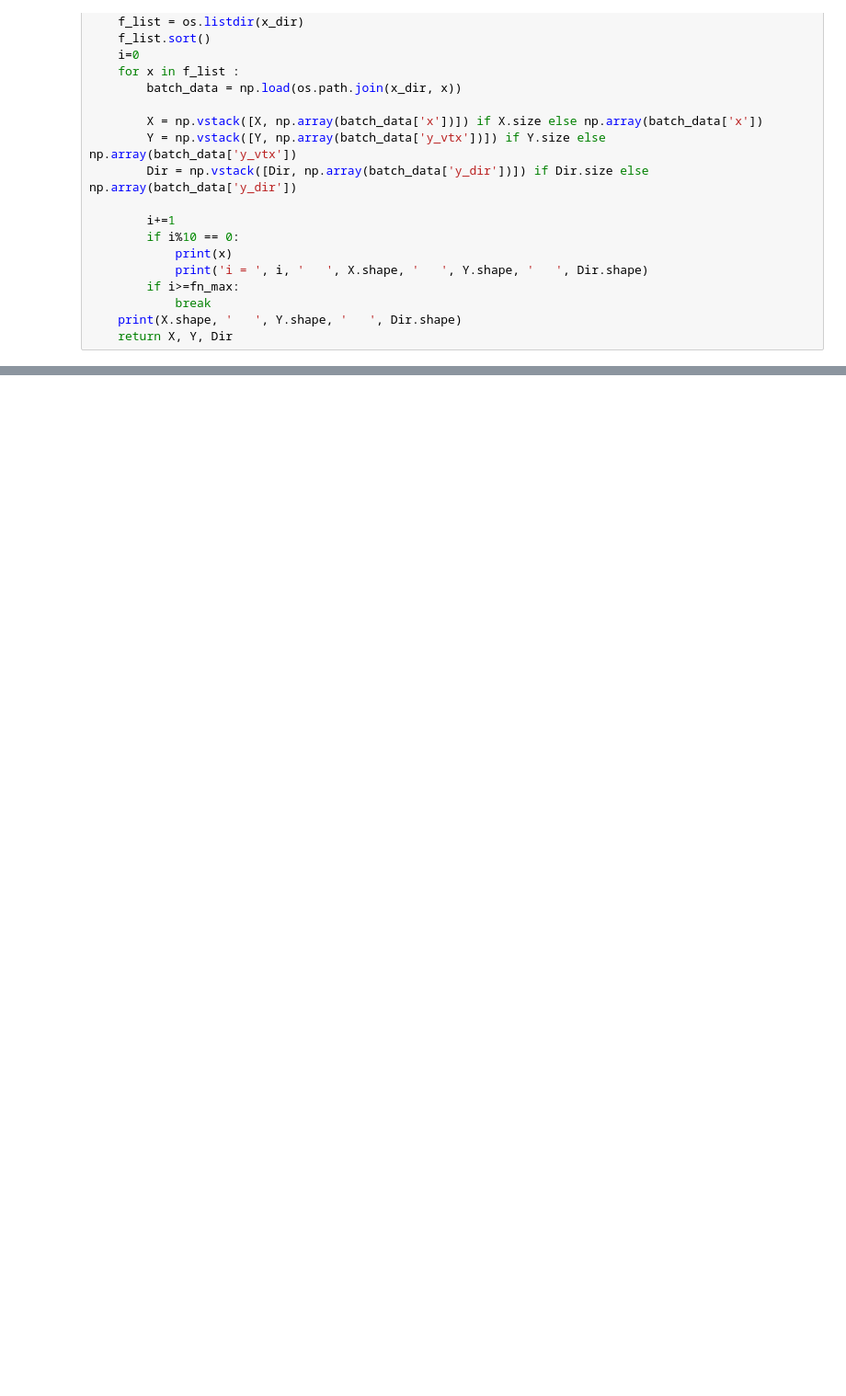
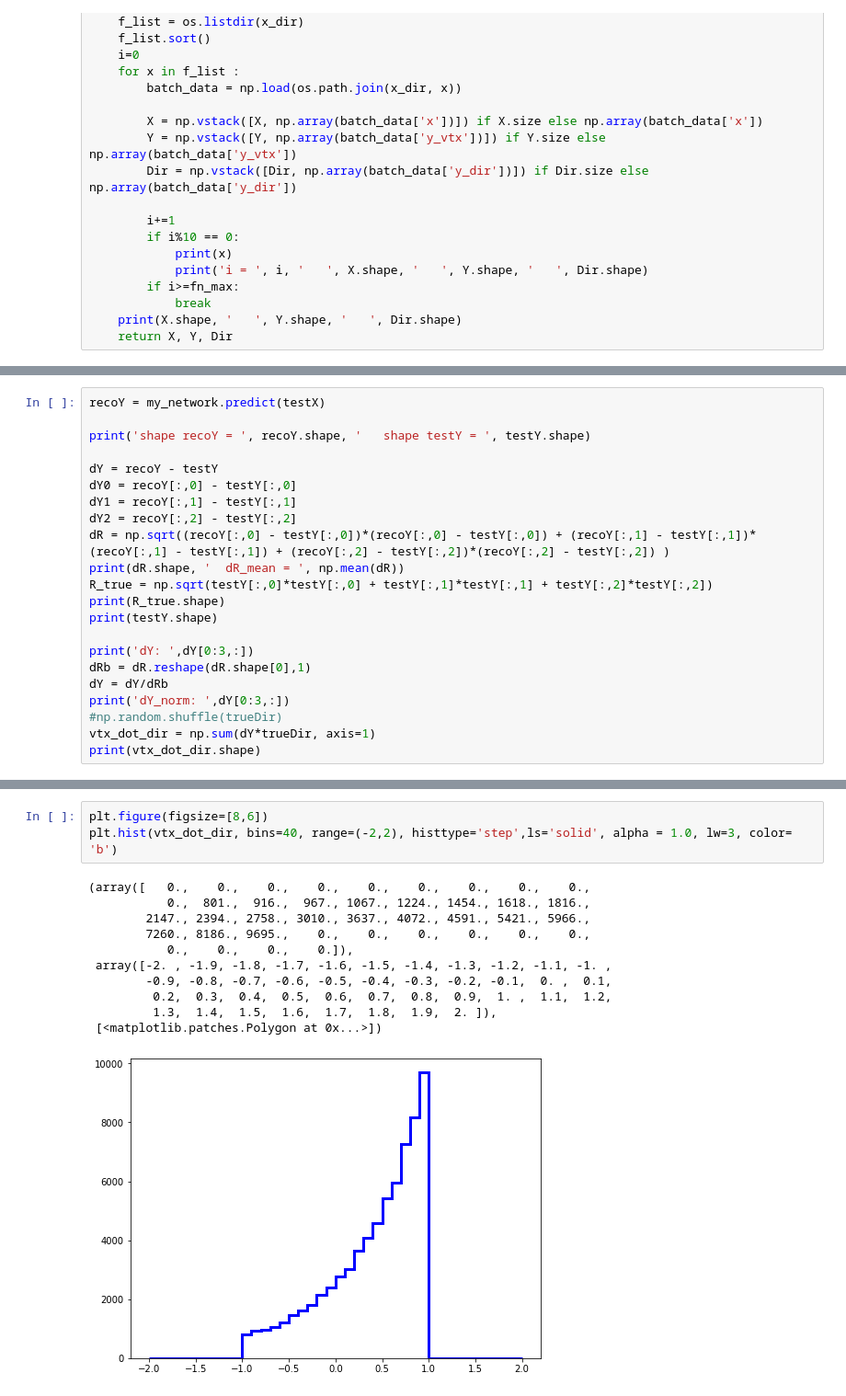
Before and after one commit to aelagin/dlsd_vtx_dir, a Jupyter notebook: Individual_hits_v6-VtxDir-xyz-nocolor.ipynb, the cells around one changed output, grey strips where cells are left out. Shown: that part at 92% size. Cells and saved outputs as stored; diff of their text form; blank space fills up the shorter version.

```diff
--- a/Individual_hits_v6-VtxDir-xyz-nocolor.ipynb
+++ b/Individual_hits_v6-VtxDir-xyz-nocolor.ipynb
@@ -455,0 +457,22 @@ i =  200     (200000, 6300)     (200000, 3)     (200000, 3)
+# %%
+recoY = my_network.predict(testX)
+
+print('shape recoY = ', recoY.shape, '   shape testY = ', testY.shape)
+
+dY = recoY - testY
+dY0 = recoY[:,0] - testY[:,0]
+dY1 = recoY[:,1] - testY[:,1]
+dY2 = recoY[:,2] - testY[:,2]
+dR = np.sqrt((recoY[:,0] - testY[:,0])*(recoY[:,0] - testY[:,0]) + (recoY[:,1] - testY[:,1])*(recoY[:,1] - testY[:,1]) + (recoY[:,2] - testY[:,2])*(recoY[:,2] - testY[:,2]) )
+print(dR.shape, '  dR_mean = ', np.mean(dR))
+R_true = np.sqrt(testY[:,0]*testY[:,0] + testY[:,1]*testY[:,1] + testY[:,2]*testY[:,2])
+print(R_true.shape)
+print(testY.shape)
+
+print('dY: ',dY[0:3,:])
+dRb = dR.reshape(dR.shape[0],1)
+dY = dY/dRb
+print('dY_norm: ',dY[0:3,:])
+#np.random.shuffle(trueDir)
+vtx_dot_dir = np.sum(dY*trueDir, axis=1)
+print(vtx_dot_dir.shape)
@@ -456 +491,16 @@ i =  200     (200000, 6300)     (200000, 3)     (200000, 3)
+# %%
+plt.figure(figsize=[8,6])
+plt.hist(vtx_dot_dir, bins=40, range=(-2,2), histtype='step',ls='solid', alpha = 1.0, lw=3, color= 'b')
+# %% [output]
+(array([   0.,    0.,    0.,    0.,    0.,    0.,    0.,    0.,    0.,
+           0.,  801.,  916.,  967., 1067., 1224., 1454., 1618., 1816.,
+        2147., 2394., 2758., 3010., 3637., 4072., 4591., 5421., 5966.,
+        7260., 8186., 9695.,    0.,    0.,    0.,    0.,    0.,    0.,
+           0.,    0.,    0.,    0.]),
+ array([-2. , -1.9, -1.8, -1.7, -1.6, -1.5, -1.4, -1.3, -1.2, -1.1, -1. ,
+        -0.9, -0.8, -0.7, -0.6, -0.5, -0.4, -0.3, -0.2, -0.1,  0. ,  0.1,
+         0.2,  0.3,  0.4,  0.5,  0.6,  0.7,  0.8,  0.9,  1. ,  1.1,  1.2,
+         1.3,  1.4,  1.5,  1.6,  1.7,  1.8,  1.9,  2. ]),
+ [<matplotlib.patches.Polygon at 0x...>])
+[figure, added]
 # %%
```
Also changed, not shown: parts of 16 cells of this notebook, 2 other files.
